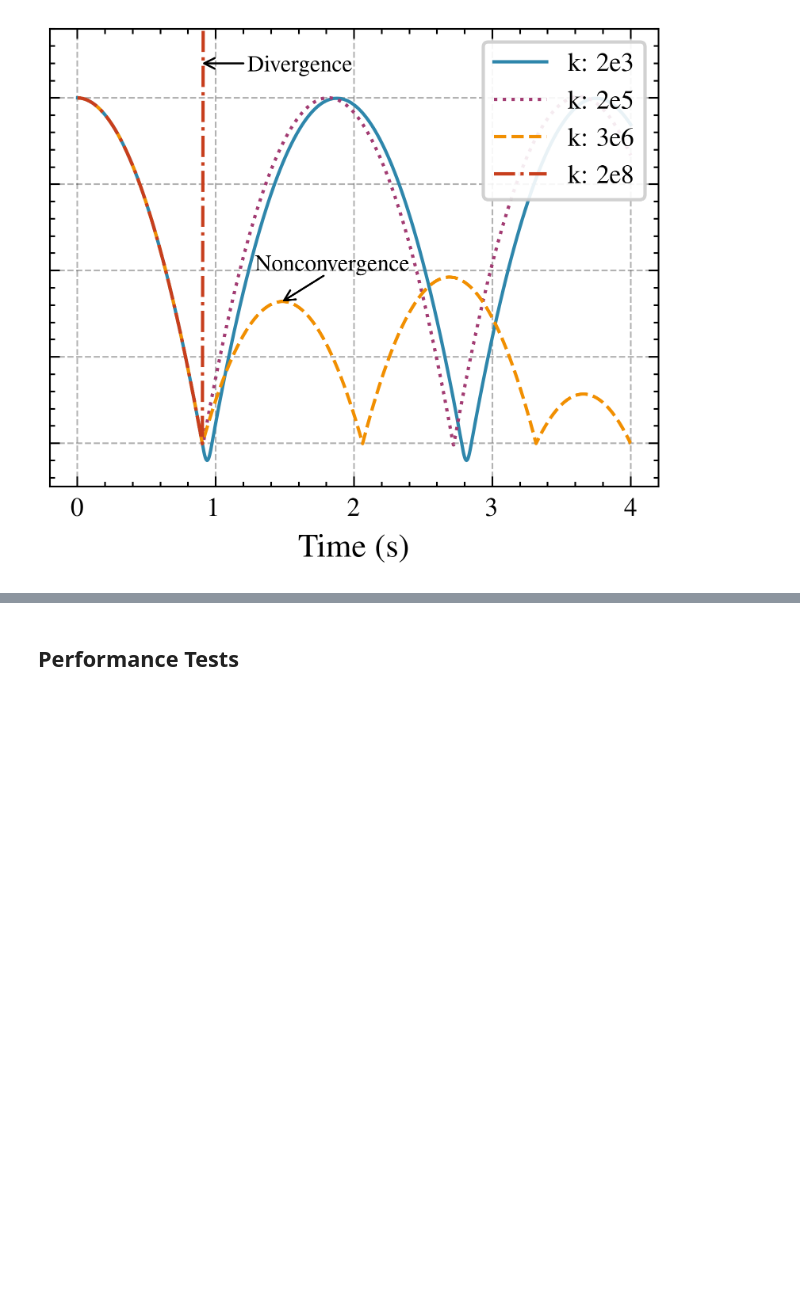
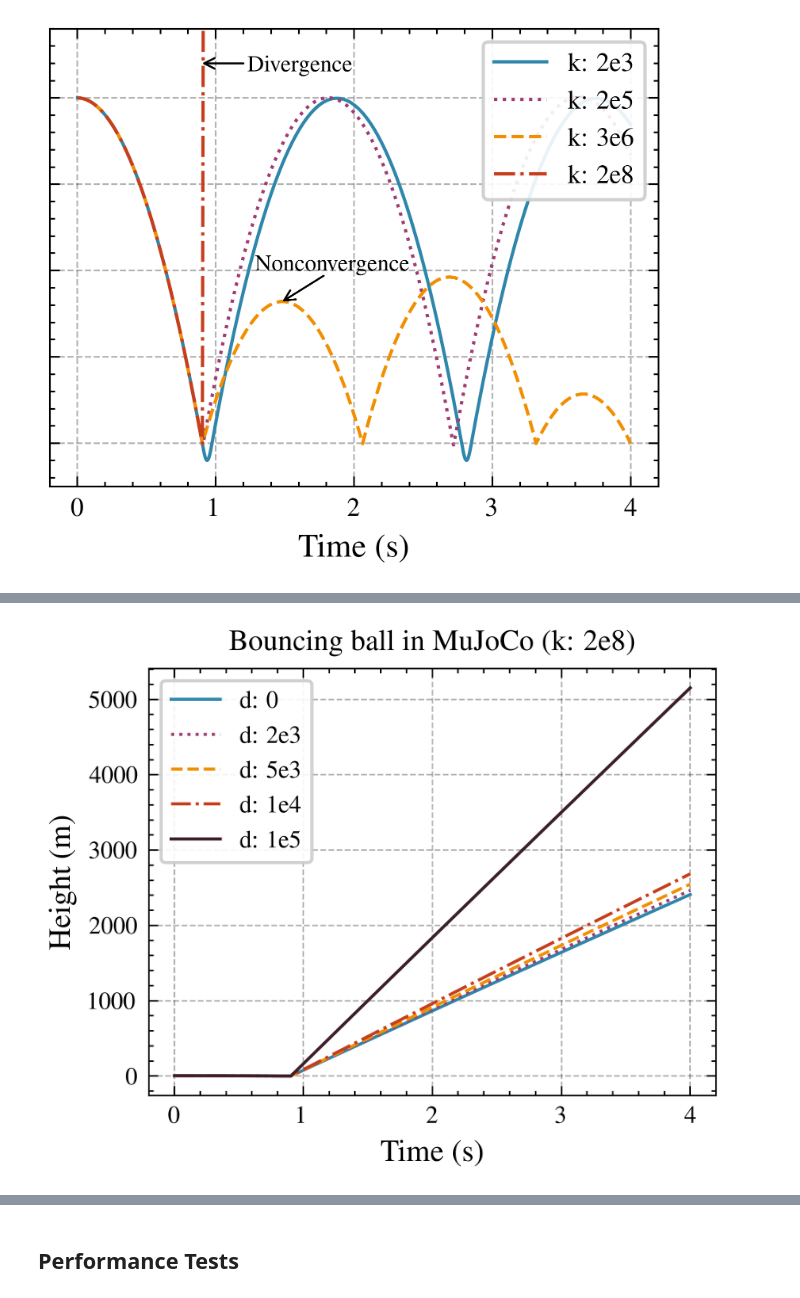
Before and after one commit to leitianjian/sire, a Jupyter notebook: demo/demo_paper/mujoco/bouncing_ball/bouncing_ball.ipynb, the cells around one changed output, grey strips where cells are left out. Drawn from its saved outputs; the diff is of its cells as text; code cells hidden in the pictures; blank space fills up the shorter version.

Commit message:
modify paper snapshot without strach

```diff
--- a/demo/demo_paper/mujoco/bouncing_ball/bouncing_ball.ipynb
+++ b/demo/demo_paper/mujoco/bouncing_ball/bouncing_ball.ipynb
@@ -202,2 +297,48 @@ with plt.style.context(['science', 'ieee', 'grid']):
+# %%
+import matplotlib.pyplot as plt
+import scienceplots  # 需要安装：pip install SciencePlots
+
+# 指定支持扩展字符的字体
+plt.rcParams['font.sans-serif'] = 'Microsoft YaHei'  # 或 'Source Han Sans', 'BabelStone Han'
+
+# 使用科学论文风格绘制结果
+with plt.style.context(['science', 'ieee', 'grid']):
+    # 专业配色
+    # linestyles = ["-", ":", "--"]
+    linestyles = ["-", ":", "--", "-."]
+    scientific_colors = [
+        '#2E86AB', '#A23B72', '#F18F01', '#C73E1D', '#3B1F2B',
+        '#6B8E23', '#8B4513', '#4682B4', '#D2691E', '#2F4F4F'
+    ]
+
+    for i, result in enumerate(all_results[:]):
+        time = result['time']
+        height = result['height']
+        solref = result['solref']
+        # mask = height <= 5.0
+        # filtered_time = time[mask]
+        # filtered_height = height[mask]
+        # 提取solref数值用于图例
+        solref_value = solref.split()[1]
+
+        # 绘制高度曲线
+        plt.plot(time, height, linewidth=1,
+                label=f"d: {solref_value[1:]}",
+                color=scientific_colors[i], linestyle=linestyles[i % 4])
+        linewidth = 0.6
+        fontsize = 7
+
+    plt.legend(framealpha=0.9, loc="best")
+    plt.xlabel(r'Time (s)', fontsize=10)
+    plt.ylabel(r'Height (m)', fontsize=10)
+    plt.title('Bouncing ball in MuJoCo (k: 2e8)')
+    # plt.gca().set_yticklabels([])
+    # plt.ylim(top=4.8, bottom=-0.5)
+    plt.grid(True, alpha=0.3)
+    # plt.tight_layout()
+    # plt.savefig("D:/papers/sire_contact_model/res/sphere_free_fall_height_mujoco.pdf", format="pdf", dpi=600, bbox_inches='tight')
+    plt.show()
+# %% [output]
+[figure, added]
 # %%
 # 使用科学论文风格绘制结果
```
Also changed, not shown: parts of 15 cells of this notebook, 14 other files.
